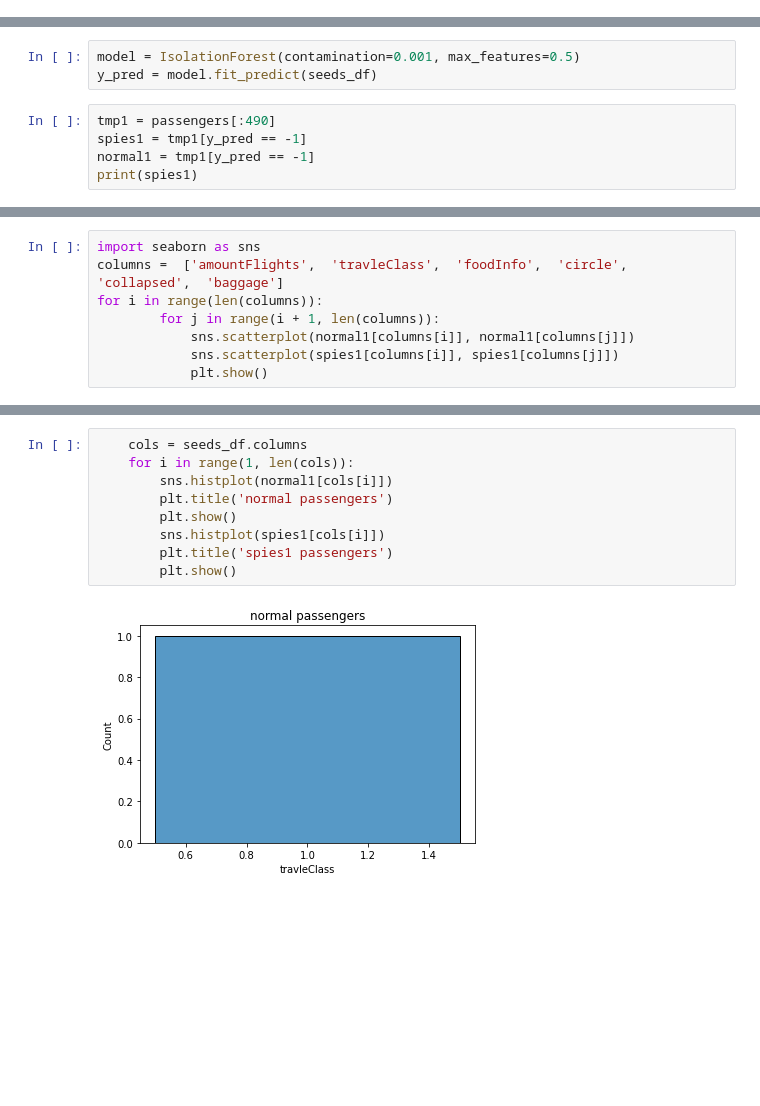
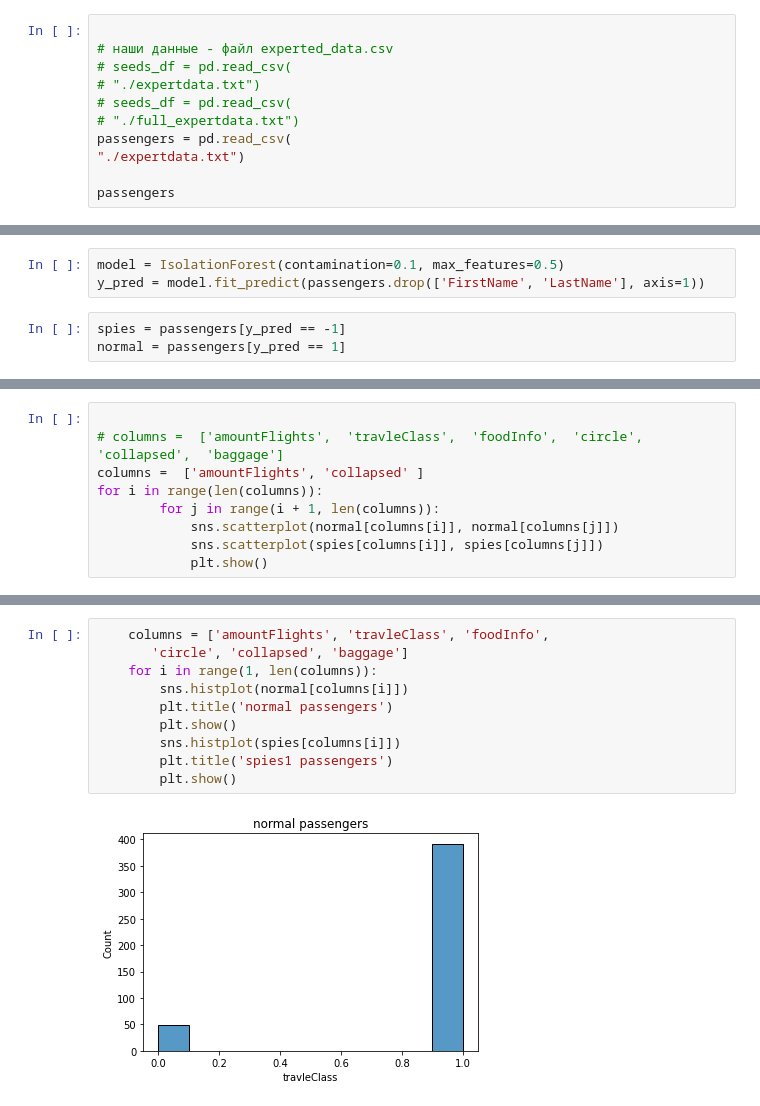
Before and after one commit to Neprincessa/DataScienceGroupLab, a Jupyter notebook: analyze/Clusterization.ipynb, the cells around one changed output, grey strips where cells are left out. Drawn from its saved outputs; the diff is of its cells as text; blank space fills up the shorter version.

Commit message:
ready to real data

```diff
--- a/analyze/Clusterization.ipynb
+++ b/analyze/Clusterization.ipynb
@@ -186,0 +13,11 @@ print(result['anomaly' == 1]) # они все аномальные
+# %%
+
+# наши данные - файл experted_data.csv
+# seeds_df = pd.read_csv(
+# "./expertdata.txt")
+# seeds_df = pd.read_csv(
+# "./full_expertdata.txt")
+passengers = pd.read_csv(
+"./expertdata.txt")
+
+passengers
@@ -187,8 +38,6 @@ print(result['anomaly' == 1]) # они все аномальные
 # %%
-model = IsolationForest(contamination=0.001, max_features=0.5)
-y_pred = model.fit_predict(seeds_df)
+model = IsolationForest(contamination=0.1, max_features=0.5)
+y_pred = model.fit_predict(passengers.drop(['FirstName', 'LastName'], axis=1))
 # %%
-tmp1 = passengers[:490]
-spies1 = tmp1[y_pred == -1]
-normal1 = tmp1[y_pred == -1]
-print(spies1)
+spies = passengers[y_pred == -1]
+normal = passengers[y_pred == 1]
@@ -198,9 +44,10 @@ print(spies1)
 # %%
-import seaborn as sns
-columns =  ['amountFlights',  'travleClass',  'foodInfo',  'circle',  'collapsed',  'baggage']
+
+# columns =  ['amountFlights',  'travleClass',  'foodInfo',  'circle',  'collapsed',  'baggage']
+columns =  ['amountFlights', 'collapsed' ]
 for i in range(len(columns)):
         for j in range(i + 1, len(columns)):
-            sns.scatterplot(normal1[columns[i]], normal1[columns[j]])
-            sns.scatterplot(spies1[columns[i]], spies1[columns[j]])
+            sns.scatterplot(normal[columns[i]], normal[columns[j]])
+            sns.scatterplot(spies[columns[i]], spies[columns[j]])
             plt.show()
 # %% [output]
@@ -220,11 +55,12 @@ for i in range(len(columns)):
 # %%
-    cols = seeds_df.columns
-    for i in range(1, len(cols)):
-        sns.histplot(normal1[cols[i]])
+    columns = ['amountFlights', 'travleClass', 'foodInfo',
+       'circle', 'collapsed', 'baggage']
+    for i in range(1, len(columns)):
+        sns.histplot(normal[columns[i]])
         plt.title('normal passengers')
         plt.show()
-        sns.histplot(spies1[cols[i]])
+        sns.histplot(spies[columns[i]])
         plt.title('spies1 passengers')
         plt.show()
 # %% [output]
-[figure, old version]
+[figure, new version]
```
Also changed, not shown: parts of 15 cells of this notebook.
